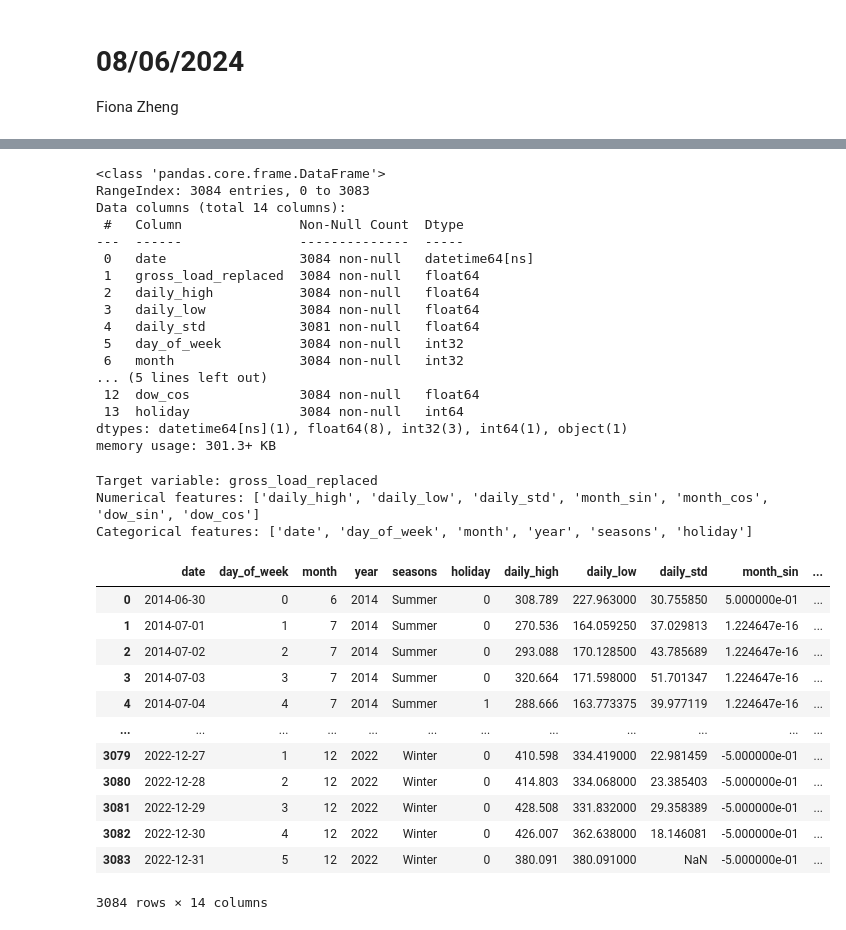
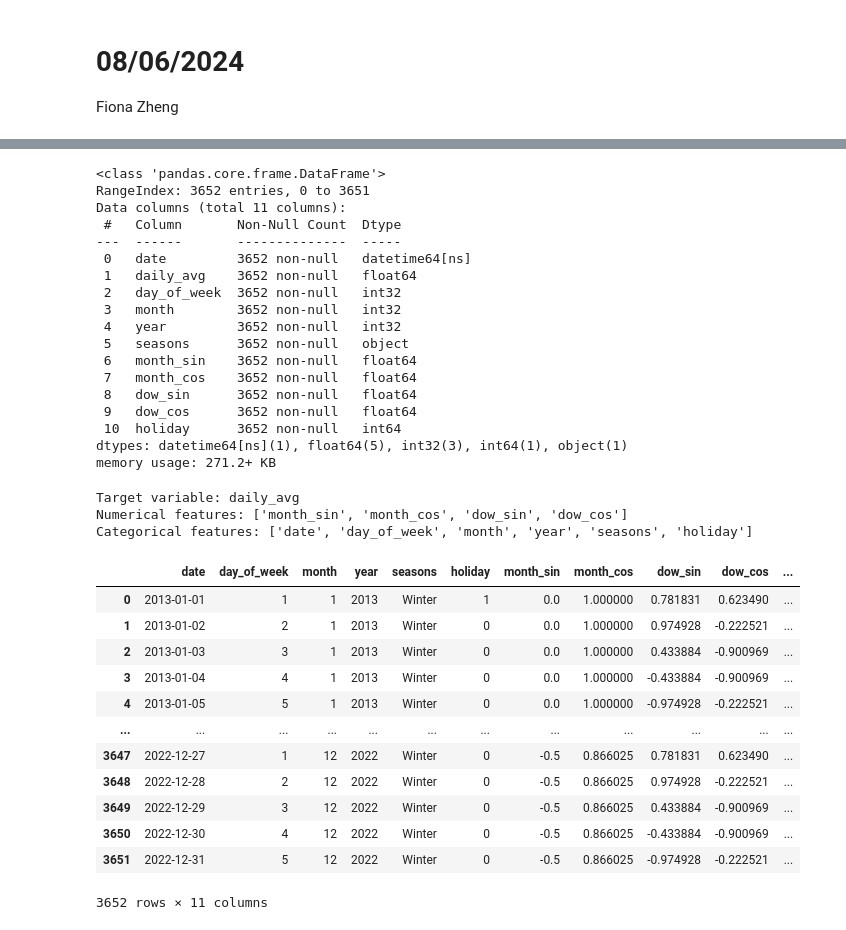
Before and after one commit to FionaSY814/forecast_test, a Jupyter notebook: United_long_term_Gross.ipynb, the cells around one changed output, grey strips where cells are left out. Drawn from its saved outputs; the diff is of its cells as text; code cells hidden in the pictures.

```diff
--- a/United_long_term_Gross.ipynb
+++ b/United_long_term_Gross.ipynb
@@ -146,0 +98,9 @@ Number of outliers: 1460
+# %%
+df['time'] = df['time'].replace('1900-01-01 00:00:00', '12:00:00')
+# %%
+# Create a datetime column by combining year, month, day, and time
+df['hour_begins'] = pd.to_datetime(df[['year', 'month', 'day']].astype(str).agg('-'.join, axis=1))
+df['hour_begins'] = df['hour_begins'].astype(str)
+df['time'] = df['time'].astype(str)
+df['hour_begins'] = df['hour_begins']+ ' ' + df['time']
+df['hour_begins'] = pd.to_datetime(df['hour_begins'], format='%Y-%m-%d %H:%M:%S')
@@ -146,0 +123,6 @@ Number of outliers: 1460
+# %%
+# add a column named ratio from real_df, group by Year
+df = df.merge(real_df[['year', 'ratio']], on='year', how='left')
+# if ratio is not na, then gross_load * ratio
+df['gross_load'] = np.where(df['ratio'].notna(), df['gross_load'] * df['ratio'], df['gross_load'])
+df
@@ -155,6 +208,7 @@ daily_std = df.groupby('date')['gross_load_replaced'].std().reset_index()
 daily_gross_load['daily_high'] = daily_high['gross_load_replaced']
 daily_gross_load['daily_low'] = daily_low['gross_load_replaced']
 daily_gross_load['daily_std'] = daily_std['gross_load_replaced']
+daily_gross_load.rename(columns = {'gross_load_replaced': 'daily_avg'}, inplace = True)
 # %%
 import matplotlib.dates as mdates
 # plot the daily average, min, max, std
@@ -195,52 +265,54 @@ daily_gross_load['dow_cos'] = np.cos(daily_gross_load['day_of_week'] * (2. * np.
 us_holidays = holidays.US()
 daily_gross_load['holiday'] = daily_gross_load['date'].apply(lambda x: 1 if x in us_holidays else 0)
 # %%
+daily_gross_load.drop(columns=['daily_high','daily_low', 'daily_std'], inplace=True)
 daily_gross_load.info()
 # %% [output]
 <class 'pandas.core.frame.DataFrame'>
-RangeIndex: 3084 entries, 0 to 3083
-Data columns (total 14 columns):
- #   Column               Non-Null Count  Dtype
----  ------               --------------  -----
- 0   date                 3084 non-null   datetime64[ns]
- 1   gross_load_replaced  3084 non-null   float64
- 2   daily_high           3084 non-null   float64
- 3   daily_low            3084 non-null   float64
- 4   daily_std            3081 non-null   float64
- 5   day_of_week          3084 non-null   int32
- 6   month                3084 non-null   int32
-... (5 lines left out)
- 12  dow_cos              3084 non-null   float64
- 13  holiday              3084 non-null   int64
-dtypes: datetime64[ns](1), float64(8), int32(3), int64(1), object(1)
-memory usage: 301.3+ KB
+RangeIndex: 3652 entries, 0 to 3651
+Data columns (total 11 columns):
+ #   Column       Non-Null Count  Dtype
+---  ------       --------------  -----
+ 0   date         3652 non-null   datetime64[ns]
+ 1   daily_avg    3652 non-null   float64
+ 2   day_of_week  3652 non-null   int32
+ 3   month        3652 non-null   int32
+ 4   year         3652 non-null   int32
+ 5   seasons      3652 non-null   object
+ 6   month_sin    3652 non-null   float64
+ 7   month_cos    3652 non-null   float64
+ 8   dow_sin      3652 non-null   float64
+ 9   dow_cos      3652 non-null   float64
+ 10  holiday      3652 non-null   int64
+dtypes: datetime64[ns](1), float64(5), int32(3), int64(1), object(1)
+memory usage: 271.2+ KB
 # %%
 # print out the numerical and categorical features
 numerical_features = daily_gross_load.select_dtypes(include=['float64']).columns.tolist()
 categorical_features = daily_gross_load.select_dtypes(include=['datetime64[ns]', 'object', 'bool','int32','int64']).columns.tolist()
-target = 'gross_load_replaced'
+target = 'daily_avg'
 numerical_features.remove(target)
 print(f'Target variable: {target}')
 print(f'Numerical features: {numerical_features}')
 print(f'Categorical features: {categorical_features}')
 
 # put categorical features first, numerical features last
 daily_gross_load = daily_gross_load[categorical_features + numerical_features + [target]]
 daily_gross_load
 # %% [output]
-Target variable: gross_load_replaced
-Numerical features: ['daily_high', 'daily_low', 'daily_std', 'month_sin', 'month_cos', 'dow_sin', 'dow_cos']
+Target variable: daily_avg
+Numerical features: ['month_sin', 'month_cos', 'dow_sin', 'dow_cos']
 Categorical features: ['date', 'day_of_week', 'month', 'year', 'seasons', 'holiday']
-|  | date | day_of_week | month | year | seasons | holiday | daily_high | daily_low | daily_std | month_sin | ... |
-| 0 | 2014-06-30 | 0 | 6 | 2014 | Summer | 0 | 308.789 | 227.963000 | 30.755850 | 5.000000e-01 | ... |
-| 1 | 2014-07-01 | 1 | 7 | 2014 | Summer | 0 | 270.536 | 164.059250 | 37.029813 | 1.224647e-16 | ... |
-| 2 | 2014-07-02 | 2 | 7 | 2014 | Summer | 0 | 293.088 | 170.128500 | 43.785689 | 1.224647e-16 | ... |
-| 3 | 2014-07-03 | 3 | 7 | 2014 | Summer | 0 | 320.664 | 171.598000 | 51.701347 | 1.224647e-16 | ... |
-| 4 | 2014-07-04 | 4 | 7 | 2014 | Summer | 1 | 288.666 | 163.773375 | 39.977119 | 1.224647e-16 | ... |
+|  | date | day_of_week | month | year | seasons | holiday | month_sin | month_cos | dow_sin | dow_cos | ... |
+| 0 | 2013-01-01 | 1 | 1 | 2013 | Winter | 1 | 0.0 | 1.000000 | 0.781831 | 0.623490 | ... |
+| 1 | 2013-01-02 | 2 | 1 | 2013 | Winter | 0 | 0.0 | 1.000000 | 0.974928 | -0.222521 | ... |
+| 2 | 2013-01-03 | 3 | 1 | 2013 | Winter | 0 | 0.0 | 1.000000 | 0.433884 | -0.900969 | ... |
+| 3 | 2013-01-04 | 4 | 1 | 2013 | Winter | 0 | 0.0 | 1.000000 | -0.433884 | -0.900969 | ... |
+| 4 | 2013-01-05 | 5 | 1 | 2013 | Winter | 0 | 0.0 | 1.000000 | -0.974928 | -0.222521 | ... |
 | ... | ... | ... | ... | ... | ... | ... | ... | ... | ... | ... | ... |
-| 3079 | 2022-12-27 | 1 | 12 | 2022 | Winter | 0 | 410.598 | 334.419000 | 22.981459 | -5.000000e-01 | ... |
-| 3080 | 2022-12-28 | 2 | 12 | 2022 | Winter | 0 | 414.803 | 334.068000 | 23.385403 | -5.000000e-01 | ... |
-| 3081 | 2022-12-29 | 3 | 12 | 2022 | Winter | 0 | 428.508 | 331.832000 | 29.358389 | -5.000000e-01 | ... |
-| 3082 | 2022-12-30 | 4 | 12 | 2022 | Winter | 0 | 426.007 | 362.638000 | 18.146081 | -5.000000e-01 | ... |
-| 3083 | 2022-12-31 | 5 | 12 | 2022 | Winter | 0 | 380.091 | 380.091000 | NaN | -5.000000e-01 | ... |
+| 3647 | 2022-12-27 | 1 | 12 | 2022 | Winter | 0 | -0.5 | 0.866025 | 0.781831 | 0.623490 | ... |
+| 3648 | 2022-12-28 | 2 | 12 | 2022 | Winter | 0 | -0.5 | 0.866025 | 0.974928 | -0.222521 | ... |
+| 3649 | 2022-12-29 | 3 | 12 | 2022 | Winter | 0 | -0.5 | 0.866025 | 0.433884 | -0.900969 | ... |
+| 3650 | 2022-12-30 | 4 | 12 | 2022 | Winter | 0 | -0.5 | 0.866025 | -0.433884 | -0.900969 | ... |
+| 3651 | 2022-12-31 | 5 | 12 | 2022 | Winter | 0 | -0.5 | 0.866025 | -0.974928 | -0.222521 | ... |
-3084 rows × 14 columns
+3652 rows × 11 columns
```
Also changed, not shown: parts of 90 cells of this notebook, 1 other file.
